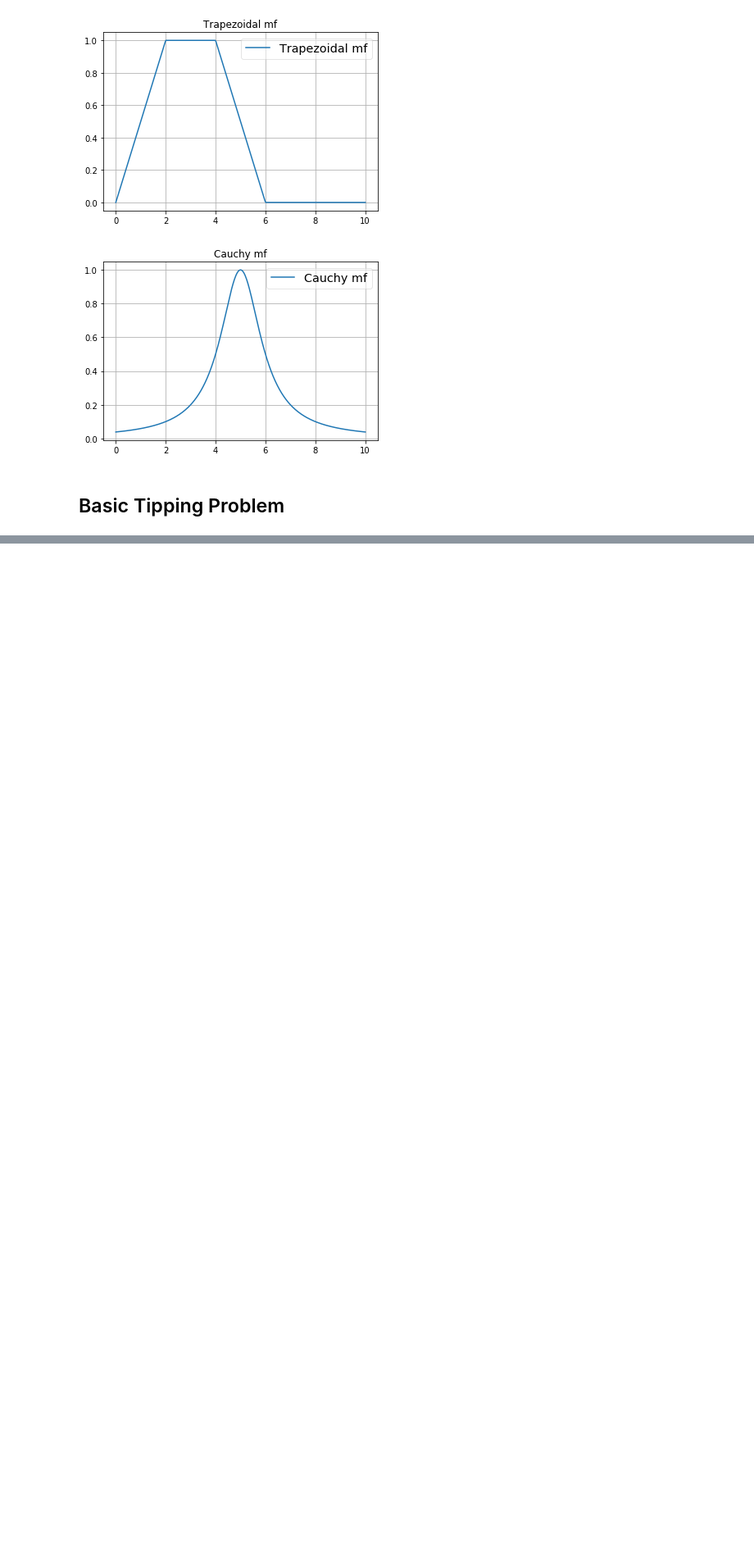
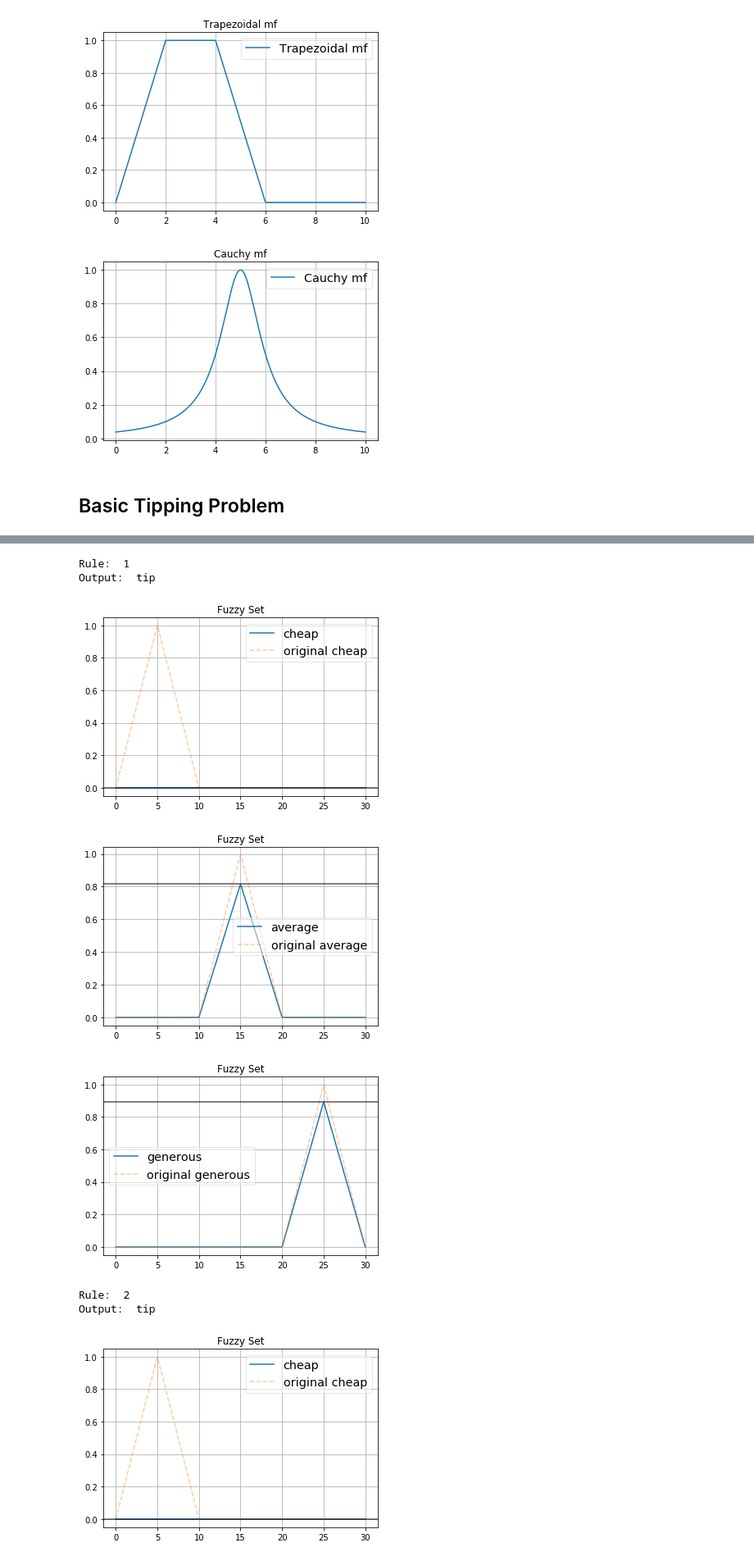
Before and after one commit to Raul-Navarro/fuzzy-framework, a Jupyter notebook: examples/Basic Tipping Problem.ipynb, the cells around one changed output, grey strips where cells are left out. Shown at 82% size. Saved outputs shown, nothing was run; the diff lists cells and outputs as text; code cells hidden in the pictures; blank space fills up the shorter version.

```diff
--- a/examples/Basic Tipping Problem.ipynb
+++ b/examples/Basic Tipping Problem.ipynb
@@ -112,0 +106,16 @@ Debug: input array:
+# %%
+for i,rule in enumerate(result.fuzzysets):
+    print('Rule: ', i+1)
+    for y, fs_array in rule.items():
+        print('Output: ', y)
+        for fuzzyset in fs_array:
+            fuzzyset.show()
+# %% [output]
+Rule:  1
+Output:  tip
+[figure, added]
+[figure, added]
+[figure, added]
+Rule:  2
+Output:  tip
+[figure, added]
```
Also changed, not shown: parts of 22 cells of this notebook, 34 other files.
